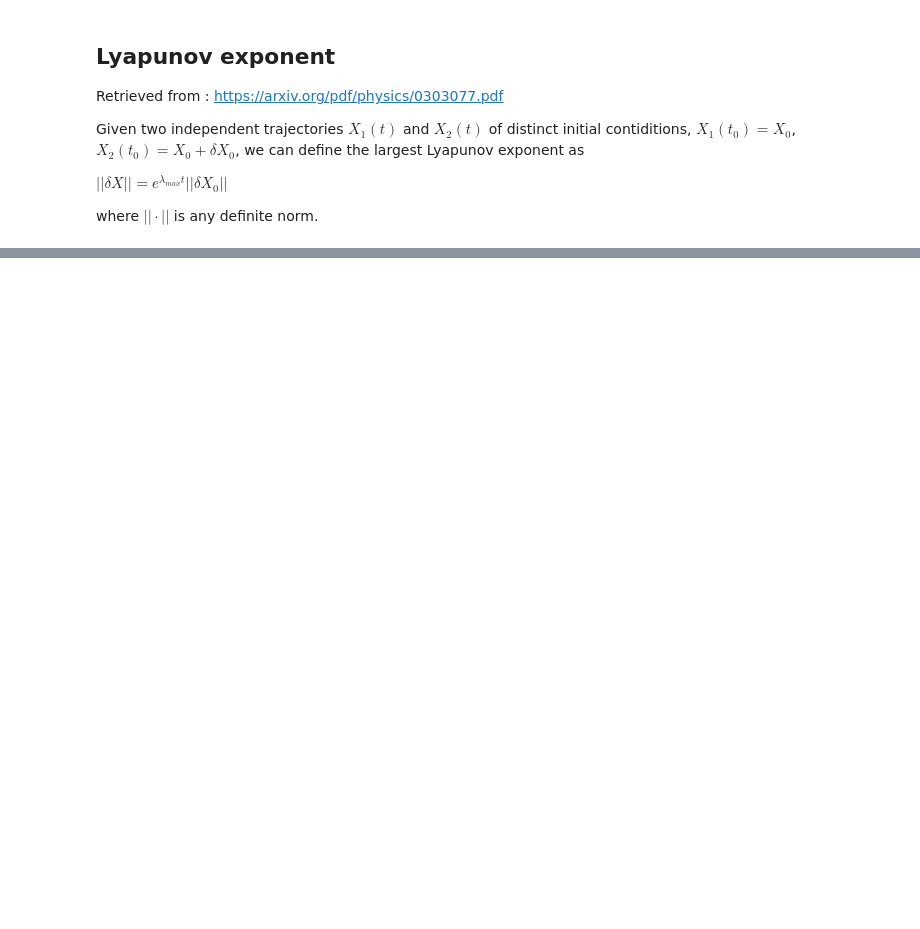
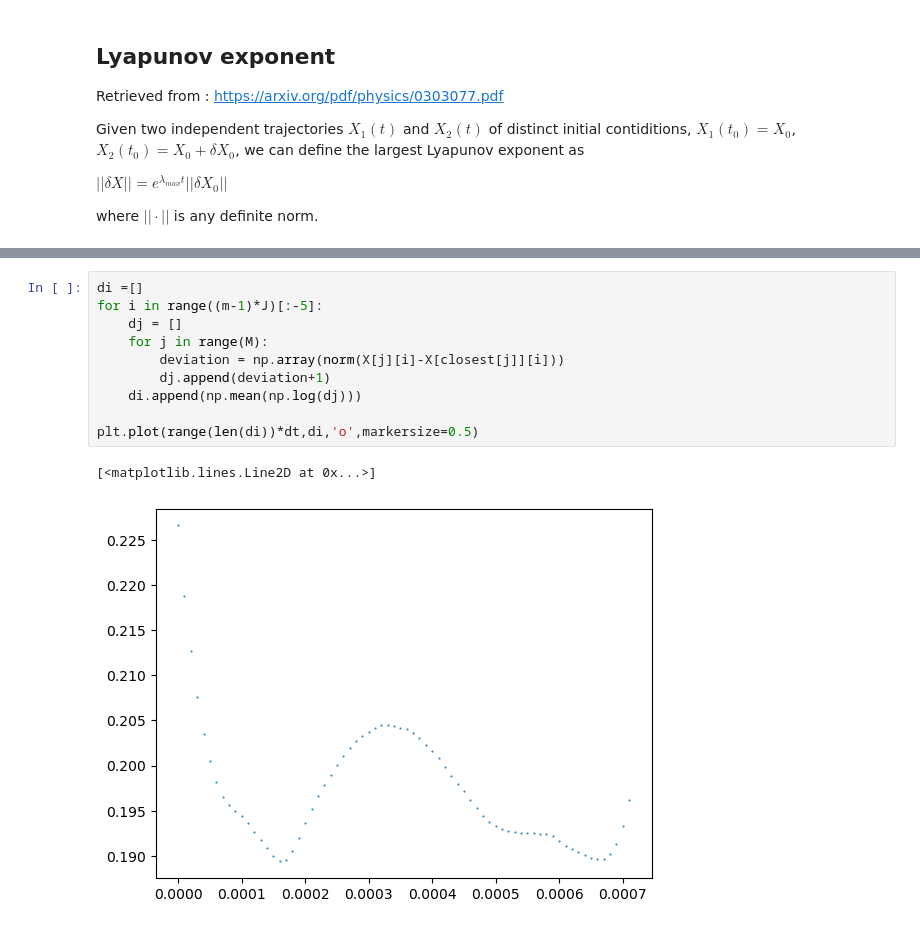
Before and after one commit to Chwanhee/Metrology, a Jupyter notebook: Report_2/Autonomous_Chua.ipynb, the cells around one changed output, grey strips where cells are left out. Saved outputs shown, nothing was run; the diff lists cells and outputs as text; blank space fills up the shorter version.

```diff
--- a/Report_2/Autonomous_Chua.ipynb
+++ b/Report_2/Autonomous_Chua.ipynb
@@ -426,0 +477,13 @@ TypeError: len() of unsized object
+# %%
+di =[]
+for i in range((m-1)*J)[:-5]:
+    dj = []
+    for j in range(M):
+        deviation = np.array(norm(X[j][i]-X[closest[j]][i]))
+        dj.append(deviation+1)
+    di.append(np.mean(np.log(dj)))
+
+plt.plot(range(len(di))*dt,di,'o',markersize=0.5)
+# %% [output]
+[<matplotlib.lines.Line2D at 0x...>]
+[figure, added]
```
Also changed, not shown: parts of 17 cells of this notebook, 1 other file.
